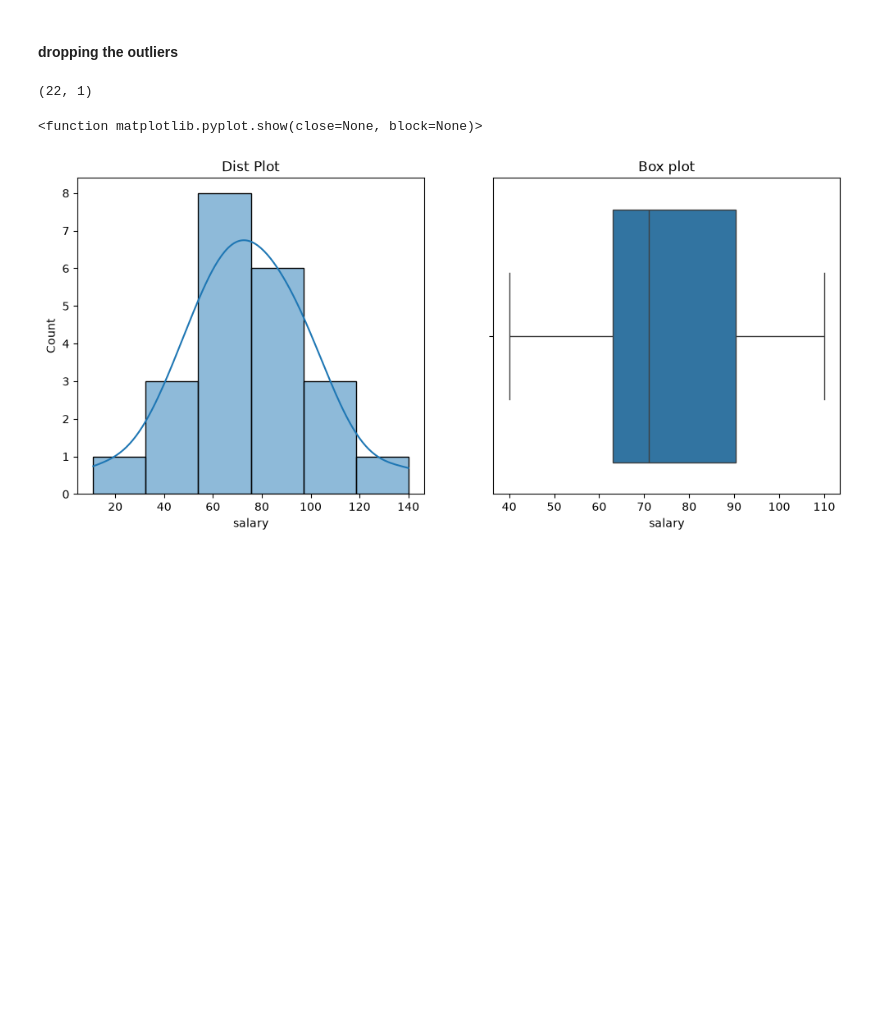
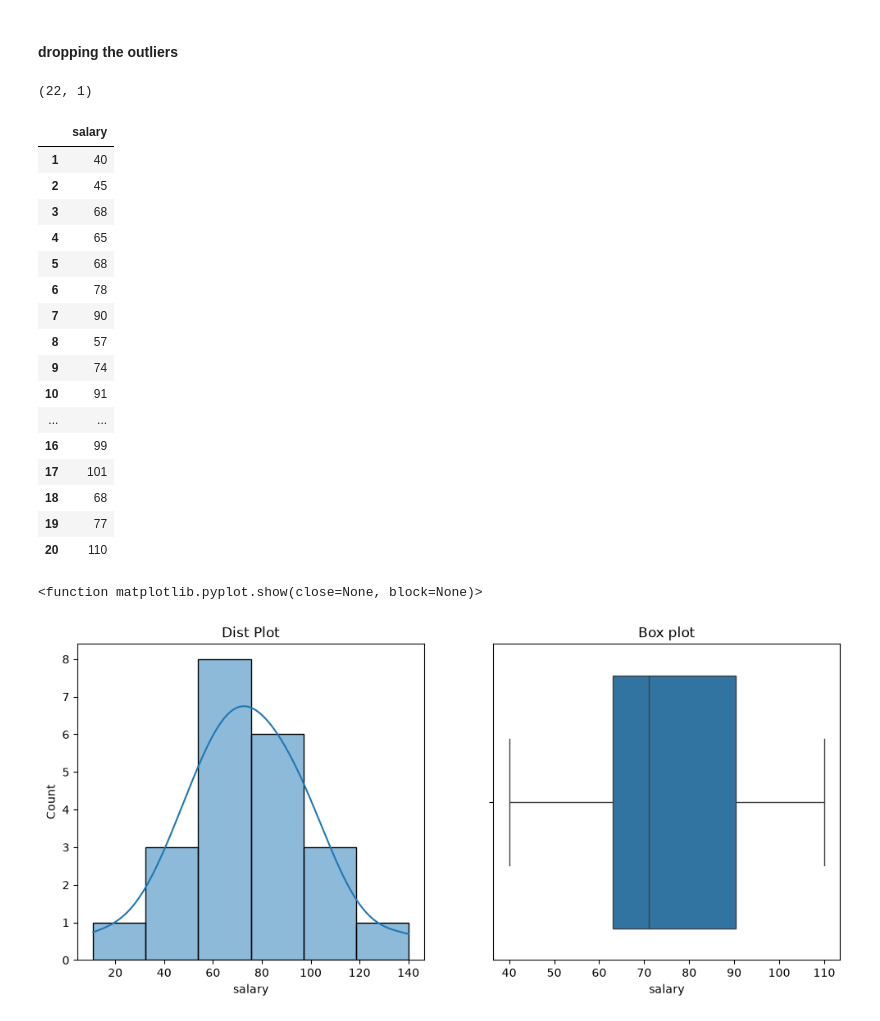
Before and after one commit to Abhishekjaiswal0011/Machine_Learning, a Jupyter notebook: Machine_Learning_Basics/Outliers.ipynb, the cells around one changed output. Saved outputs shown, nothing was run; the diff lists cells and outputs as text; code cells hidden in the pictures; blank space fills up the shorter version.

```diff
--- a/Machine_Learning_Basics/Outliers.ipynb
+++ b/Machine_Learning_Basics/Outliers.ipynb
@@ -109,6 +109,26 @@ df_filtered = df[(df.salary >= lower_fence) & (df.salary <= upper_fence)]
 df.shape
 # %% [output]
 (22, 1)
+# %%
+df_filtered
+# %% [output]
+|  | salary |
+| 1 | 40 |
+| 2 | 45 |
+| 3 | 68 |
+| 4 | 65 |
+| 5 | 68 |
+| 6 | 78 |
+| 7 | 90 |
+| 8 | 57 |
+| 9 | 74 |
+| 10 | 91 |
+| ... | ... |
+| 16 | 99 |
+| 17 | 101 |
+| 18 | 68 |
+| 19 | 77 |
+| 20 | 110 |
 # %%
 # here there are not any outliers
 
```
Also changed, not shown: 5 other files.
